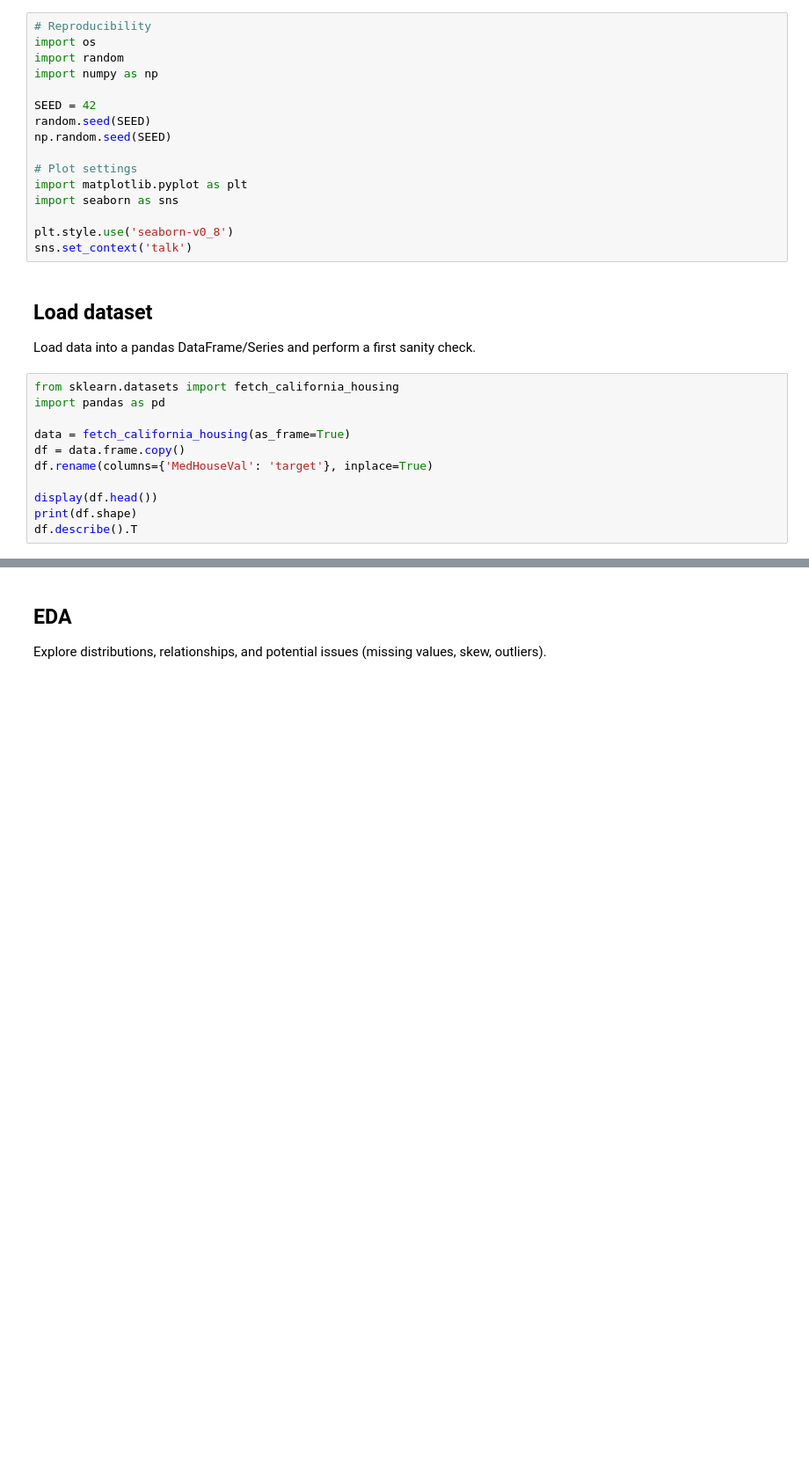
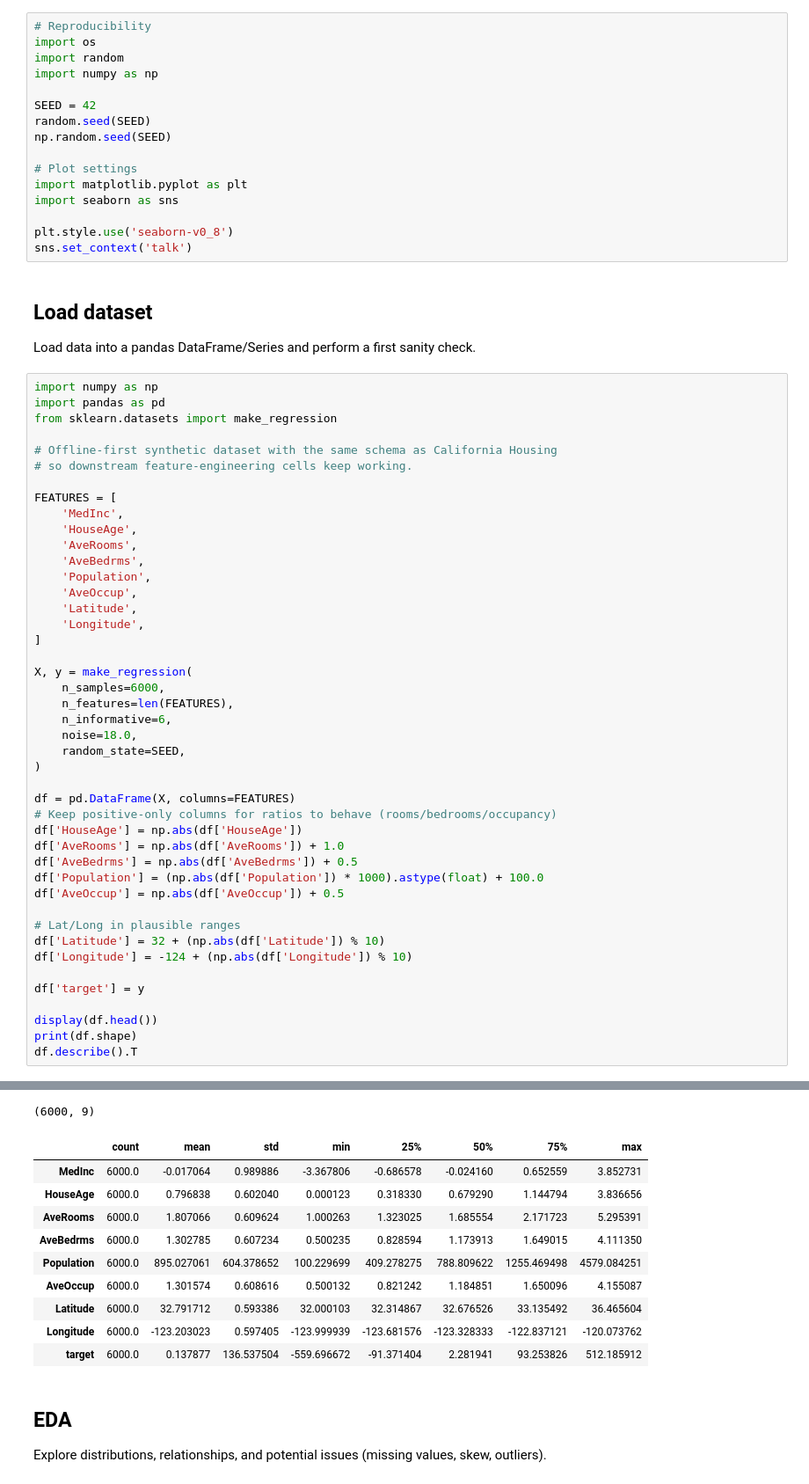
Before and after one commit to Brainfeed-1996/advanced-ml-mastery-collection, a Jupyter notebook: 01-Regression/Linear-Regression-Real-Estate.ipynb, the cells around one changed output, grey strips where cells are left out. Shown at 88% size. Saved outputs shown, nothing was run; the diff lists cells and outputs as text; blank space fills up the shorter version.

```diff
--- a/01-Regression/Linear-Regression-Real-Estate.ipynb
+++ b/01-Regression/Linear-Regression-Real-Estate.ipynb
@@ -35,13 +35,47 @@ sns.set_context('talk')
 
 Load data into a pandas DataFrame/Series and perform a first sanity check.
 # %%
-from sklearn.datasets import fetch_california_housing
+import numpy as np
 import pandas as pd
+from sklearn.datasets import make_regression
 
-data = fetch_california_housing(as_frame=True)
-df = data.frame.copy()
-df.rename(columns={'MedHouseVal': 'target'}, inplace=True)
+# Offline-first synthetic dataset with the same schema as California Housing
+# so downstream feature-engineering cells keep working.
+
+FEATURES = [
+    'MedInc',
+    'HouseAge',
+    'AveRooms',
+    'AveBedrms',
+    'Population',
+    'AveOccup',
+    'Latitude',
+    'Longitude',
+]
+
+X, y = make_regression(
+    n_samples=6000,
+    n_features=len(FEATURES),
+    n_informative=6,
+    noise=18.0,
+    random_state=SEED,
+)
+
+df = pd.DataFrame(X, columns=FEATURES)
+# Keep positive-only columns for ratios to behave (rooms/bedrooms/occupancy)
+df['HouseAge'] = np.abs(df['HouseAge'])
+df['AveRooms'] = np.abs(df['AveRooms']) + 1.0
+df['AveBedrms'] = np.abs(df['AveBedrms']) + 0.5
+df['Population'] = (np.abs(df['Population']) * 1000).astype(float) + 100.0
+df['AveOccup'] = np.abs(df['AveOccup']) + 0.5
+
+# Lat/Long in plausible ranges
+df['Latitude'] = 32 + (np.abs(df['Latitude']) % 10)
+df['Longitude'] = -124 + (np.abs(df['Longitude']) % 10)
+
+df['target'] = y
 
 display(df.head())
 print(df.shape)
 df.describe().T
+# %% [output]
@@ -48,3 +88,14 @@ df.describe().T
+(6000, 9)
+|  | count | mean | std | min | 25% | 50% | 75% | max |
+| MedInc | 6000.0 | -0.017064 | 0.989886 | -3.367806 | -0.686578 | -0.024160 | 0.652559 | 3.852731 |
+| HouseAge | 6000.0 | 0.796838 | 0.602040 | 0.000123 | 0.318330 | 0.679290 | 1.144794 | 3.836656 |
+| AveRooms | 6000.0 | 1.807066 | 0.609624 | 1.000263 | 1.323025 | 1.685554 | 2.171723 | 5.295391 |
+| AveBedrms | 6000.0 | 1.302785 | 0.607234 | 0.500235 | 0.828594 | 1.173913 | 1.649015 | 4.111350 |
+| Population | 6000.0 | 895.027061 | 604.378652 | 100.229699 | 409.278275 | 788.809622 | 1255.469498 | 4579.084251 |
+| AveOccup | 6000.0 | 1.301574 | 0.608616 | 0.500132 | 0.821242 | 1.184851 | 1.650096 | 4.155087 |
+| Latitude | 6000.0 | 32.791712 | 0.593386 | 32.000103 | 32.314867 | 32.676526 | 33.135492 | 36.465604 |
+| Longitude | 6000.0 | -123.203023 | 0.597405 | -123.999939 | -123.681576 | -123.328333 | -122.837121 | -120.073762 |
+| target | 6000.0 | 0.137877 | 136.537504 | -559.696672 | -91.371404 | 2.281941 | 93.253826 | 512.185912 |
 # %% [markdown]
 ## EDA
 
```
Also changed, not shown: parts of 7 cells of this notebook, 3 other files.
